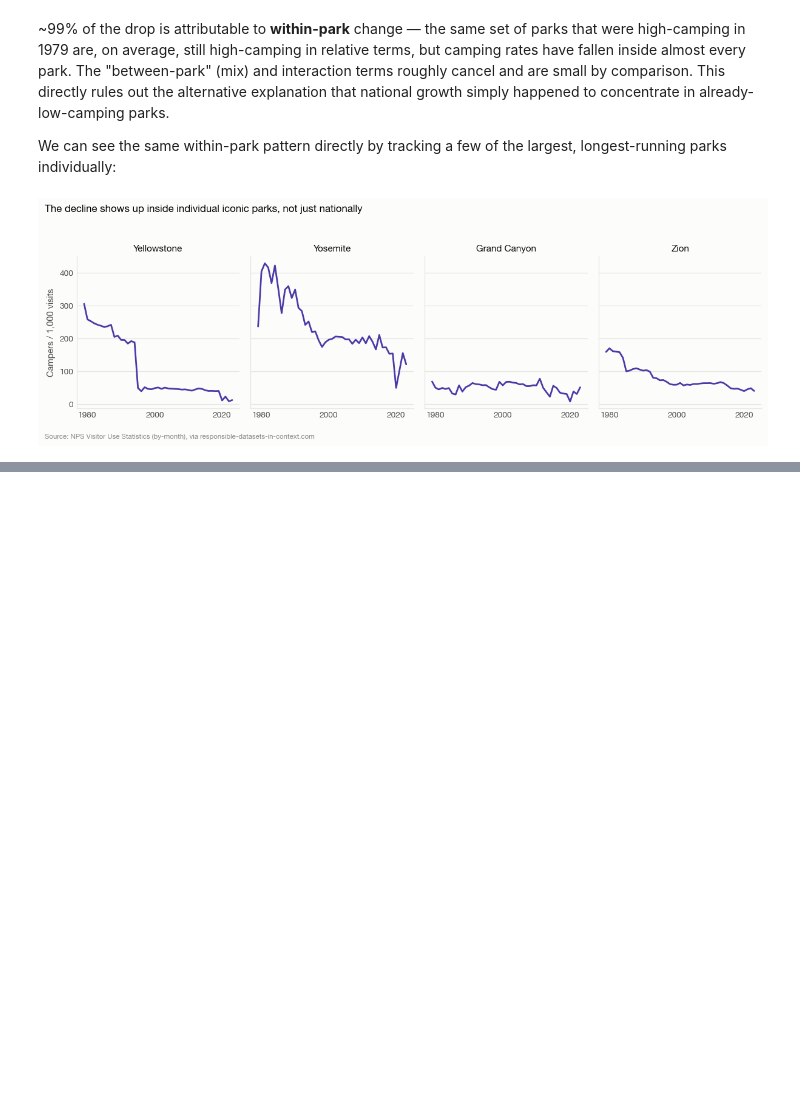
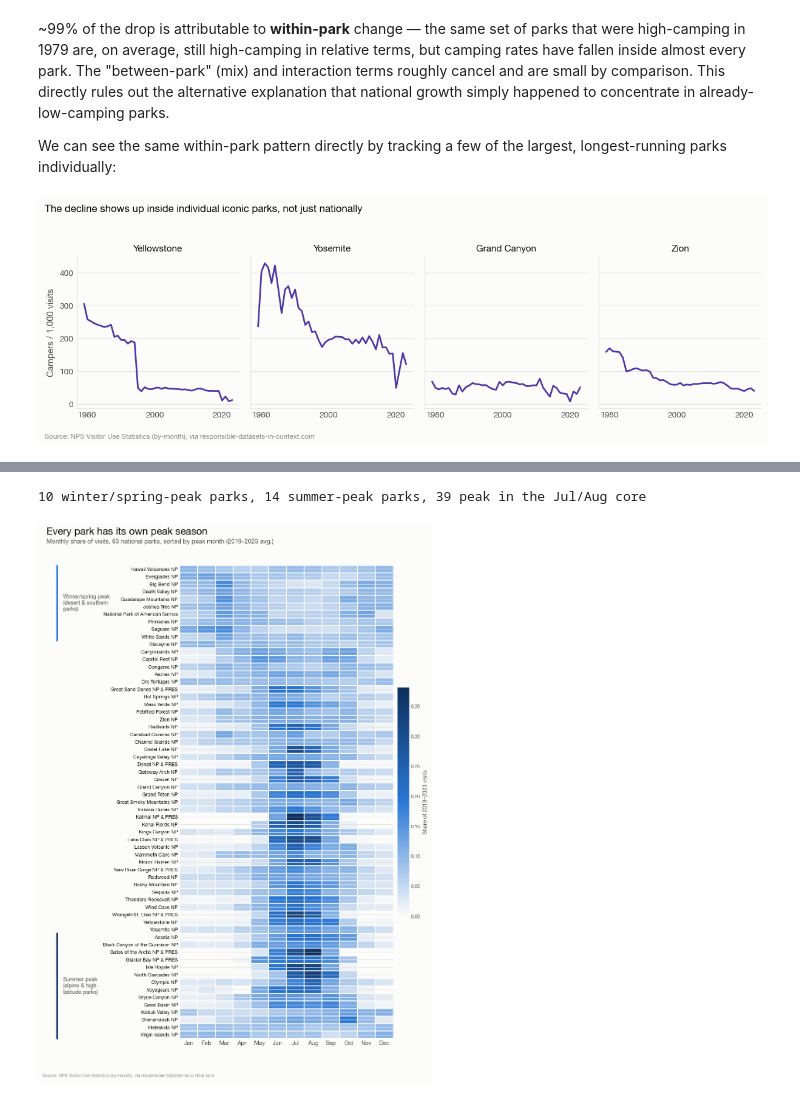
Before and after one commit to sikandaral/SI_699_mini_project, a Jupyter notebook: notebooks/sikandar_eda.ipynb, the cells around one changed output, grey strips where cells are left out. Cells and saved outputs as stored; diff of their text form; code cells hidden in the pictures; blank space fills up the shorter version.

Commit message:
notebook: supporting context (seasonal typology, regional COVID recovery), restyled

```diff
--- a/notebooks/sikandar_eda.ipynb
+++ b/notebooks/sikandar_eda.ipynb
@@ -351,0 +362,67 @@ plt.show()
+# %%
+recent = df[df.Year.between(2019, 2023)]
+park_month = npdata.monthly_matrix(recent, ["ParkName"])
+park_month_norm = park_month.div(park_month.sum(axis=1), axis=0)
+peak_month = park_month_norm.idxmax(axis=1)
+order = peak_month.sort_values(kind="stable").index
+mat = park_month_norm.loc[order]
+
+n = len(mat)
+desert_n = int((peak_month.loc[order] <= 4).sum())
+alpine_n = int((peak_month.loc[order] >= 8).sum())
+print(f"{desert_n} winter/spring-peak parks, {alpine_n} summer-peak parks, "
+      f"{n - desert_n - alpine_n} peak in the Jul/Aug core")
+# %% [output]
+10 winter/spring-peak parks, 14 summer-peak parks, 39 peak in the Jul/Aug core
+# %%
+import matplotlib.lines as mlines
+
+fig = plt.figure(figsize=(9.8, 12.8))
+fig.patch.set_facecolor(npviz.SURFACE)
+ax = fig.add_axes([0.34, 0.045, 0.55, 0.87])
+ax.set_facecolor(npviz.SURFACE)
+
+im = ax.imshow(mat.values, aspect="auto", cmap=npviz.SEQUENTIAL, vmin=0, vmax=mat.values.max())
+ax.set_xticks(range(12))
+ax.set_xticklabels(["Jan","Feb","Mar","Apr","May","Jun","Jul","Aug","Sep","Oct","Nov","Dec"],
+                    fontsize=10, color=npviz.TEXT_SECONDARY)
+ax.set_yticks(range(n))
+ax.set_yticklabels(mat.index, fontsize=8.3, color=npviz.TEXT_PRIMARY)
+ax.tick_params(length=0)
+for spine in ax.spines.values():
+    spine.set_visible(False)
+ax.set_xticks(np.arange(-0.5, 12, 1), minor=True)
+ax.set_yticks(np.arange(-0.5, n, 1), minor=True)
+ax.grid(which="minor", color=npviz.SURFACE, linewidth=1.5)
+ax.tick_params(which="minor", length=0)
+
+cbar = fig.colorbar(im, ax=ax, fraction=0.05, pad=0.02)
+cbar.set_label("Share of 2019–2023 visits", fontsize=9.5, color=npviz.TEXT_SECONDARY)
+cbar.ax.tick_params(labelsize=8, labelcolor=npviz.TEXT_SECONDARY)
+cbar.outline.set_visible(False)
+
+def row_to_fig_y(row):
+    disp = ax.transData.transform((0, row))
+    return fig.transFigure.inverted().transform(disp)[1]
+
+top_y, desert_bottom_y = row_to_fig_y(-0.5), row_to_fig_y(desert_n - 0.5)
+alpine_top_y, bottom_y = row_to_fig_y(n - alpine_n - 0.5), row_to_fig_y(n - 0.5)
+bracket_x = 0.045
+fig.add_artist(mlines.Line2D([bracket_x, bracket_x], [desert_bottom_y, top_y], color=npviz.BLUE,
+                              lw=3, solid_capstyle="round", transform=fig.transFigure))
+fig.text(bracket_x + 0.015, (top_y + desert_bottom_y) / 2, "Winter/spring peak\n(desert & southern\nparks)",
+          fontsize=9.3, color=npviz.TEXT_SECONDARY, ha="left", va="center")
+fig.add_artist(mlines.Line2D([bracket_x, bracket_x], [bottom_y, alpine_top_y], color=npviz.DARK_BLUE,
+                              lw=3, solid_capstyle="round", transform=fig.transFigure))
+fig.text(bracket_x + 0.015, (alpine_top_y + bottom_y) / 2, "Summer peak\n(alpine & high-\nlatitude parks)",
+          fontsize=9.3, color=npviz.TEXT_SECONDARY, ha="left", va="center")
+
+fig.suptitle("Every park has its own peak season", fontsize=17, fontweight="bold",
+             color=npviz.TEXT_PRIMARY, x=0.02, ha="left", y=0.985)
+fig.text(0.02, 0.955, "Monthly share of visits, 63 national parks, sorted by peak month (2019–2023 avg.)",
+          fontsize=10.5, color=npviz.TEXT_SECONDARY, ha="left")
+npviz.source_note(fig)
+npviz.save(fig, "05_seasonal_typology_heatmap")
+plt.show()
+# %% [output]
+[figure, added]
```
Also changed, not shown: parts of 5 cells of this notebook, 8 other files.
